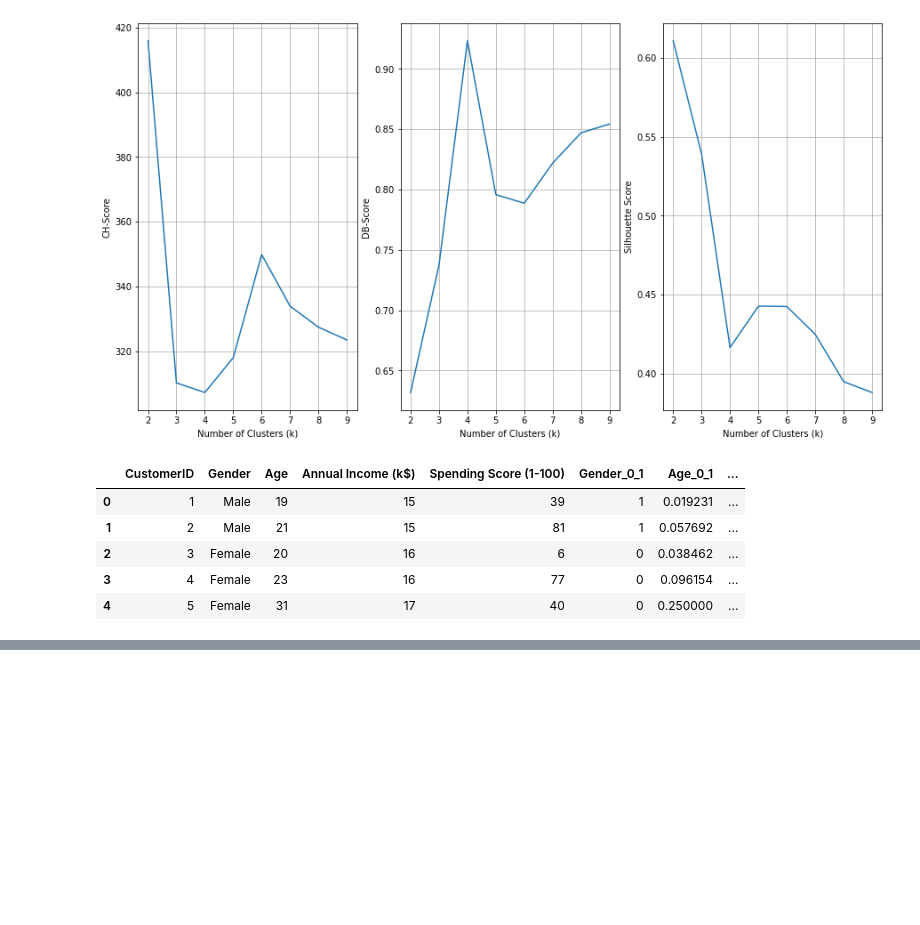
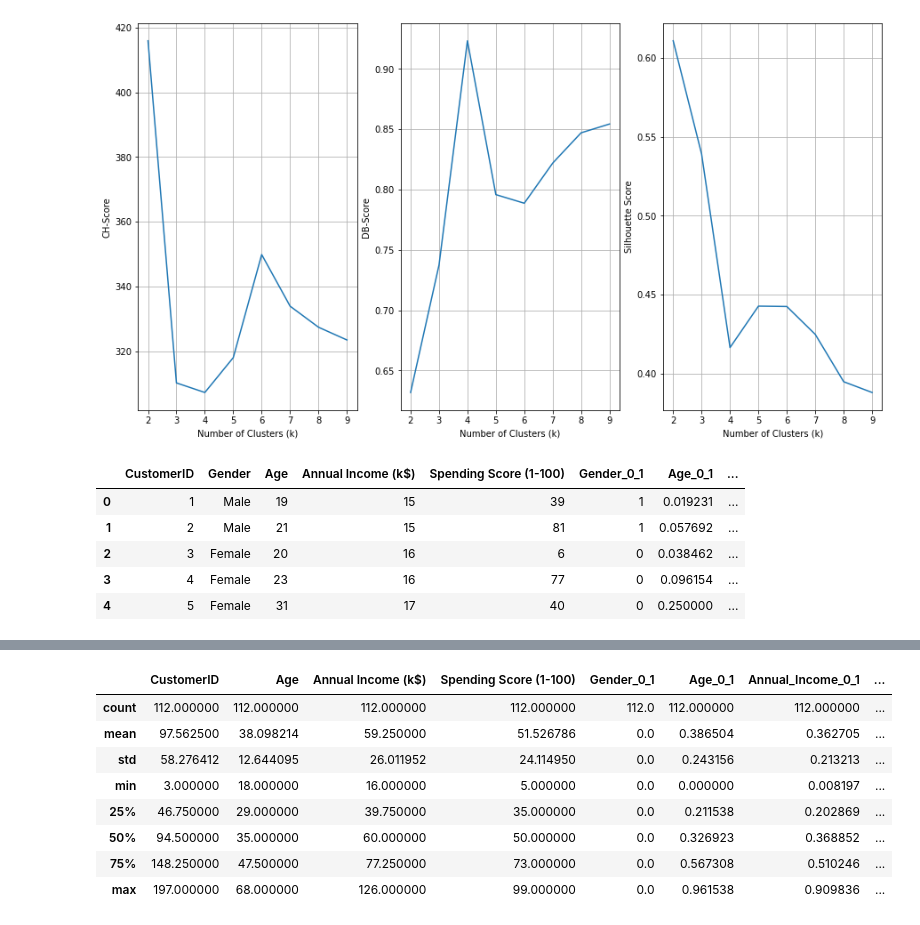
Before and after one commit to oscarm524/data_445_dummy, a Jupyter notebook: Hwks/scratch.ipynb, the cells around one changed output, grey strips where cells are left out. Drawn from its saved outputs; the diff is of its cells as text; code cells hidden in the pictures; blank space fills up the shorter version.

```diff
--- a/Hwks/scratch.ipynb
+++ b/Hwks/scratch.ipynb
@@ -105,0 +117,14 @@ cl
+# %%
+## Cluster 1
+cluster_1 = customers[customers['cluster'] == 1].reset_index(drop = True)
+cluster_1.describe()
+# %% [output]
+|  | CustomerID | Age | Annual Income (k$) | Spending Score (1-100) | Gender_0_1 | Age_0_1 | Annual_Income_0_1 | ... |
+| count | 112.000000 | 112.000000 | 112.000000 | 112.000000 | 112.0 | 112.000000 | 112.000000 | ... |
+| mean | 97.562500 | 38.098214 | 59.250000 | 51.526786 | 0.0 | 0.386504 | 0.362705 | ... |
+| std | 58.276412 | 12.644095 | 26.011952 | 24.114950 | 0.0 | 0.243156 | 0.213213 | ... |
+| min | 3.000000 | 18.000000 | 16.000000 | 5.000000 | 0.0 | 0.000000 | 0.008197 | ... |
+| 25% | 46.750000 | 29.000000 | 39.750000 | 35.000000 | 0.0 | 0.211538 | 0.202869 | ... |
+| 50% | 94.500000 | 35.000000 | 60.000000 | 50.000000 | 0.0 | 0.326923 | 0.368852 | ... |
+| 75% | 148.250000 | 47.500000 | 77.250000 | 73.000000 | 0.0 | 0.567308 | 0.510246 | ... |
+| max | 197.000000 | 68.000000 | 126.000000 | 99.000000 | 0.0 | 0.961538 | 0.909836 | ... |
```
Also changed, not shown: parts of 2 cells of this notebook.
